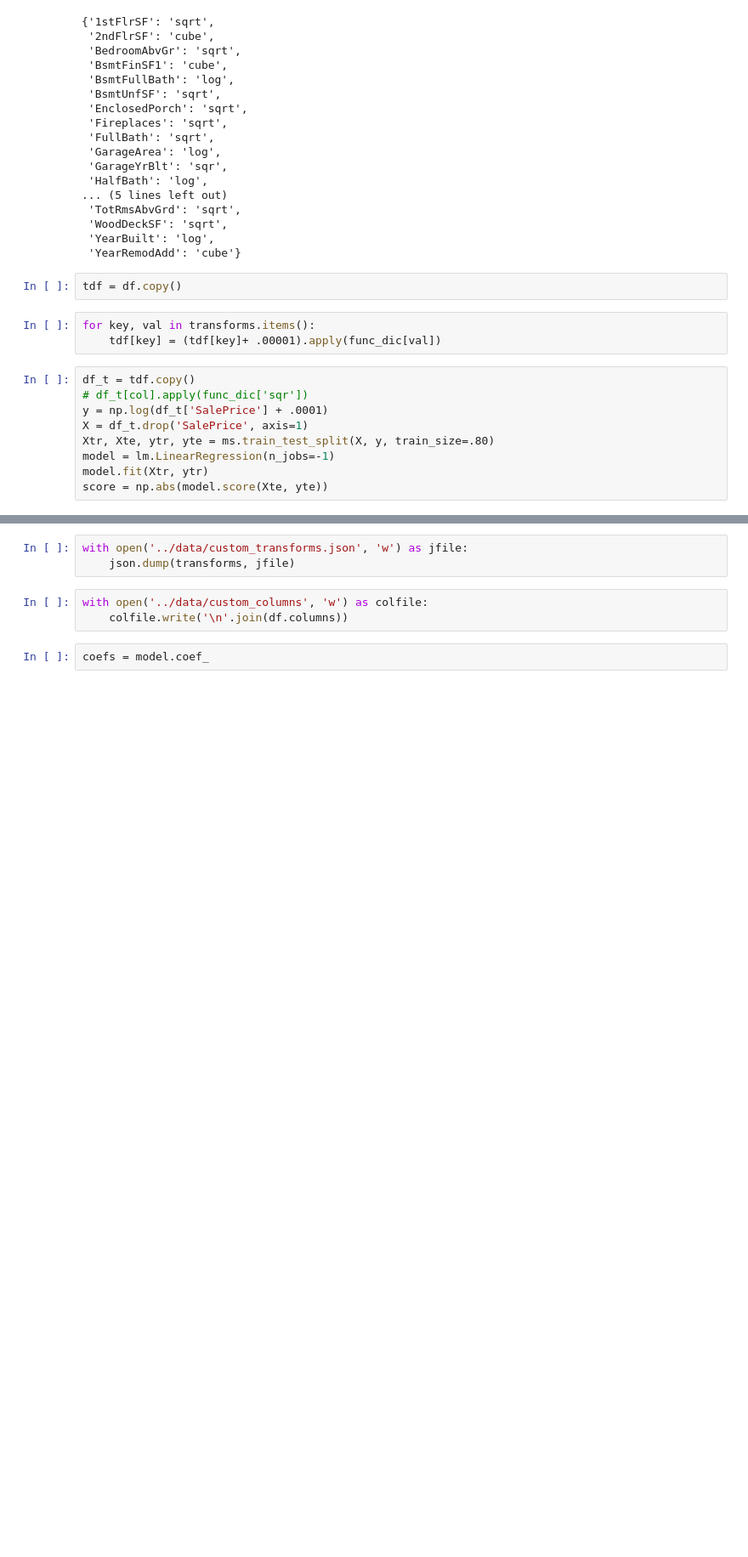
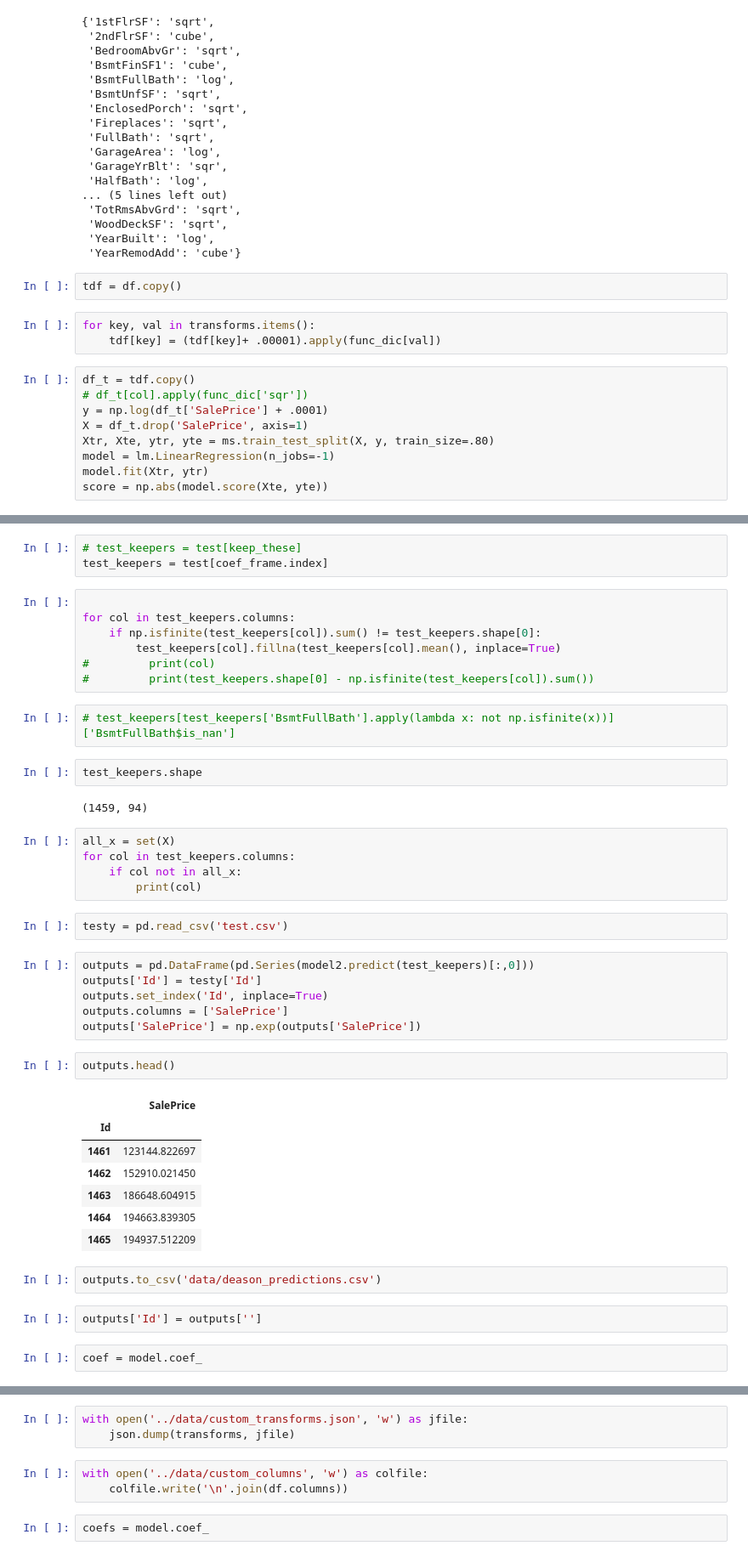
Before and after one commit to tdeason416/ds6371_group, a Jupyter notebook: notebooks/Variable_Selection.ipynb, the cells around one changed output, grey strips where cells are left out. Shown at 85% size. Drawn from its saved outputs; the diff is of its cells as text; blank space fills up the shorter version.

```diff
--- a/notebooks/Variable_Selection.ipynb
+++ b/notebooks/Variable_Selection.ipynb
@@ -254,0 +284,45 @@ import json
+# %%
+# test_keepers = test[keep_these]
+test_keepers = test[coef_frame.index]
+# %%
+
+for col in test_keepers.columns:
+    if np.isfinite(test_keepers[col]).sum() != test_keepers.shape[0]:
+        test_keepers[col].fillna(test_keepers[col].mean(), inplace=True)
+#         print(col)
+#         print(test_keepers.shape[0] - np.isfinite(test_keepers[col]).sum())
+# %%
+# test_keepers[test_keepers['BsmtFullBath'].apply(lambda x: not np.isfinite(x))]['BsmtFullBath$is_nan']
+# %%
+test_keepers.shape
+# %% [output]
+(1459, 94)
+# %%
+all_x = set(X)
+for col in test_keepers.columns:
+    if col not in all_x:
+        print(col)
+# %%
+testy = pd.read_csv('test.csv')
+# %%
+outputs = pd.DataFrame(pd.Series(model2.predict(test_keepers)[:,0]))
+outputs['Id'] = testy['Id']
+outputs.set_index('Id', inplace=True)
+outputs.columns = ['SalePrice']
+outputs['SalePrice'] = np.exp(outputs['SalePrice'])
+# %%
+outputs.head()
+# %% [output]
+|  | SalePrice |
+| Id |  |
+| 1461 | 123144.822697 |
+| 1462 | 152910.021450 |
+| 1463 | 186648.604915 |
+| 1464 | 194663.839305 |
+| 1465 | 194937.512209 |
+# %%
+outputs.to_csv('data/deason_predictions.csv')
+# %%
+outputs['Id'] = outputs['']
+# %%
+coef = model.coef_
```
Also changed, not shown: parts of 20 cells of this notebook, 7 other files.
